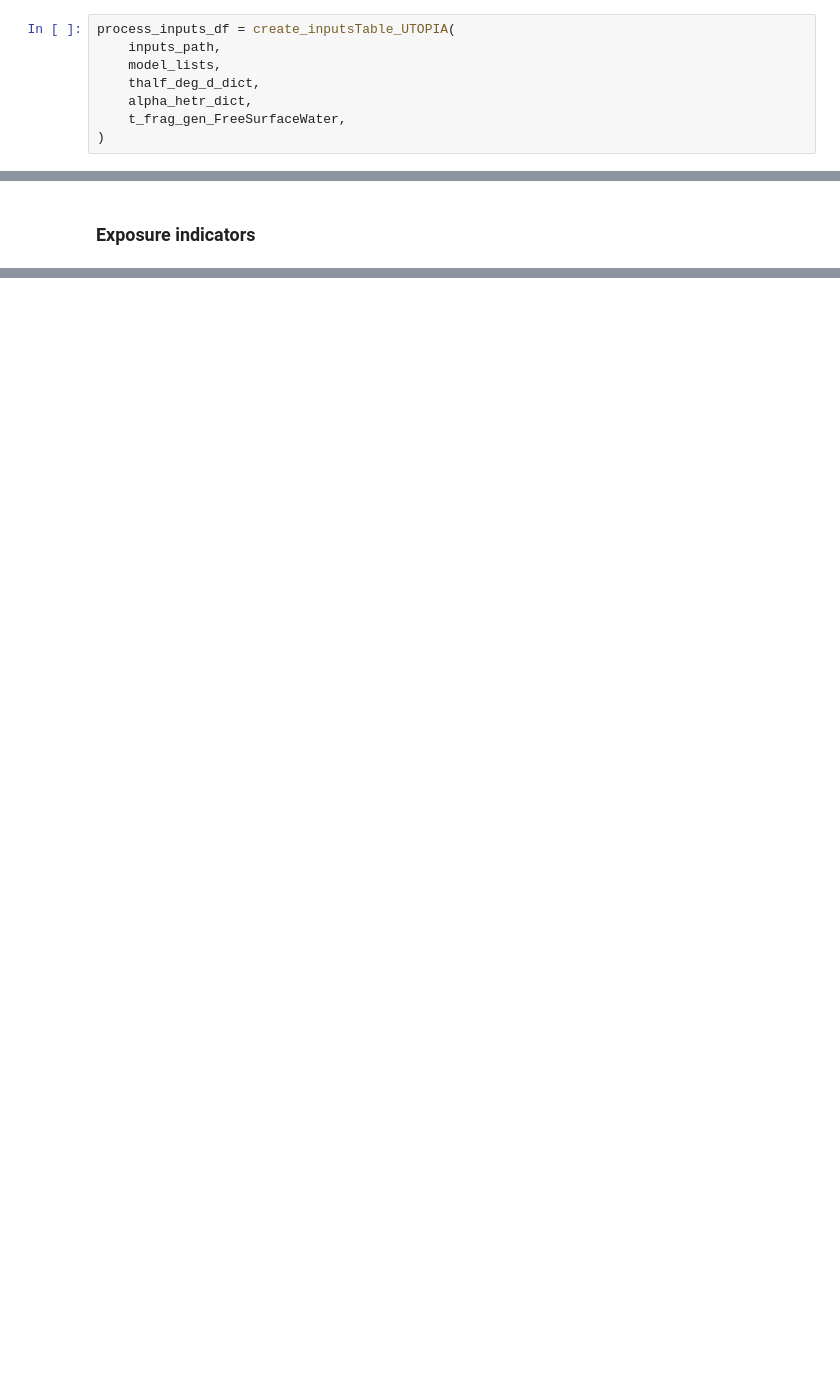
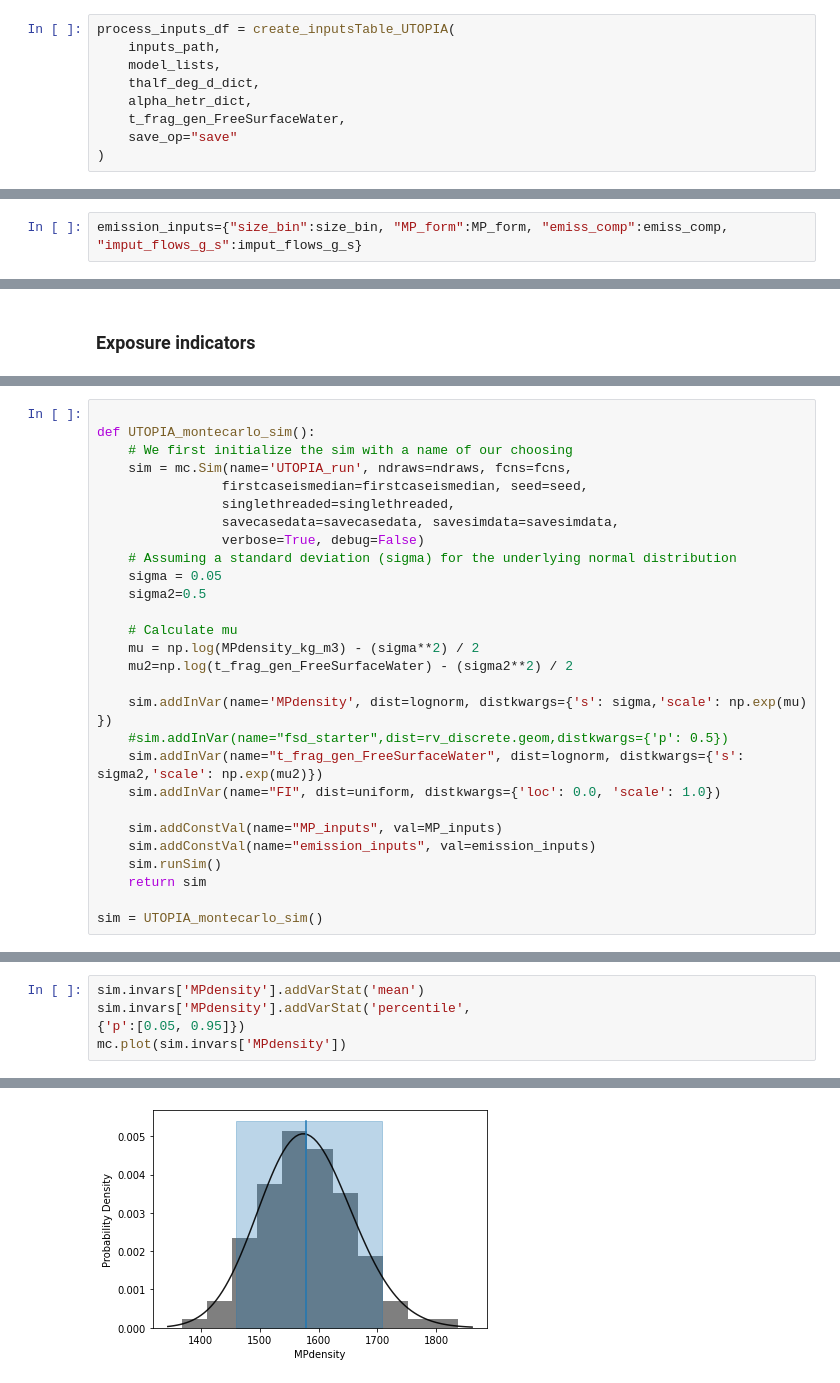
Before and after one commit to microplastics-cluster/UTOPIA_model, a Jupyter notebook: UTOPIA_test_notebook.ipynb, the cells around one changed output, grey strips where cells are left out. Cells and saved outputs as stored; diff of their text form; blank space fills up the shorter version.

Commit message:
new UTOPIA version

```diff
--- a/UTOPIA_test_notebook.ipynb
+++ b/UTOPIA_test_notebook.ipynb
@@ -219,6 +225,7 @@ process_inputs_df = create_inputsTable_UTOPIA(
     thalf_deg_d_dict,
     alpha_hetr_dict,
     t_frag_gen_FreeSurfaceWater,
+    save_op="save"
 )
 # %% [markdown]
 #### Define emission scenario
@@ -310,3 +350,5 @@ input_flows_df.to_csv(input_flow_filename, index=False)
+# %%
+emission_inputs={"size_bin":size_bin, "MP_form":MP_form, "emiss_comp":emiss_comp, "imput_flows_g_s":imput_flows_g_s}
 # %% [markdown]
 ## Model Run Summary
 # %%
@@ -778,0 +1101,28 @@ Characteristic particle number travel distance (CDT):  4554.5  km
+# %%
+
+def UTOPIA_montecarlo_sim():
+    # We first initialize the sim with a name of our choosing
+    sim = mc.Sim(name='UTOPIA_run', ndraws=ndraws, fcns=fcns,
+                firstcaseismedian=firstcaseismedian, seed=seed,
+                singlethreaded=singlethreaded,
+                savecasedata=savecasedata, savesimdata=savesimdata,
+                verbose=True, debug=False)
+    # Assuming a standard deviation (sigma) for the underlying normal distribution
+    sigma = 0.05
+    sigma2=0.5
+
+    # Calculate mu
+    mu = np.log(MPdensity_kg_m3) - (sigma**2) / 2
+    mu2=np.log(t_frag_gen_FreeSurfaceWater) - (sigma2**2) / 2
+
+    sim.addInVar(name='MPdensity', dist=lognorm, distkwargs={'s': sigma,'scale': np.exp(mu) })
+    #sim.addInVar(name="fsd_starter",dist=rv_discrete.geom,distkwargs={'p': 0.5})
+    sim.addInVar(name="t_frag_gen_FreeSurfaceWater", dist=lognorm, distkwargs={'s': sigma2,'scale': np.exp(mu2)})
+    sim.addInVar(name="FI", dist=uniform, distkwargs={'loc': 0.0, 'scale': 1.0})
+
+    sim.addConstVal(name="MP_inputs", val=MP_inputs)
+    sim.addConstVal(name="emission_inputs", val=emission_inputs)
+    sim.runSim()
+    return sim
+
+sim = UTOPIA_montecarlo_sim()
@@ -778,0 +1172,6 @@ Characteristic particle number travel distance (CDT):  4554.5  km
+# %%
+sim.invars['MPdensity'].addVarStat('mean')
+sim.invars['MPdensity'].addVarStat('percentile',
+{'p':[0.05, 0.95]})
+mc.plot(sim.invars['MPdensity'])
+# %% [output]
@@ -778,0 +1180 @@ Characteristic particle number travel distance (CDT):  4554.5  km
+[figure, added]
```
Also changed, not shown: parts of 45 cells of this notebook, 33 other files.
